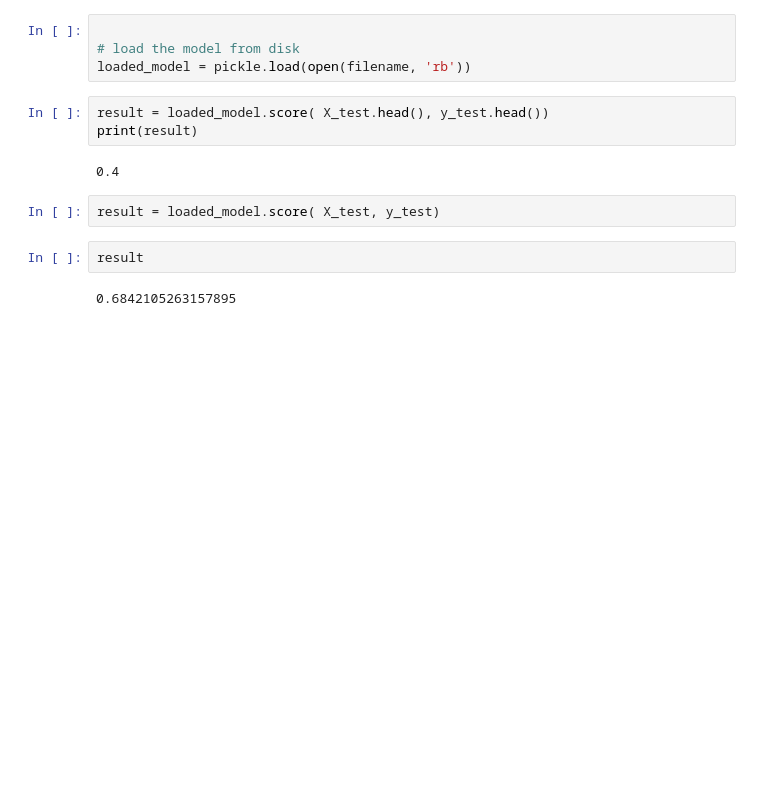
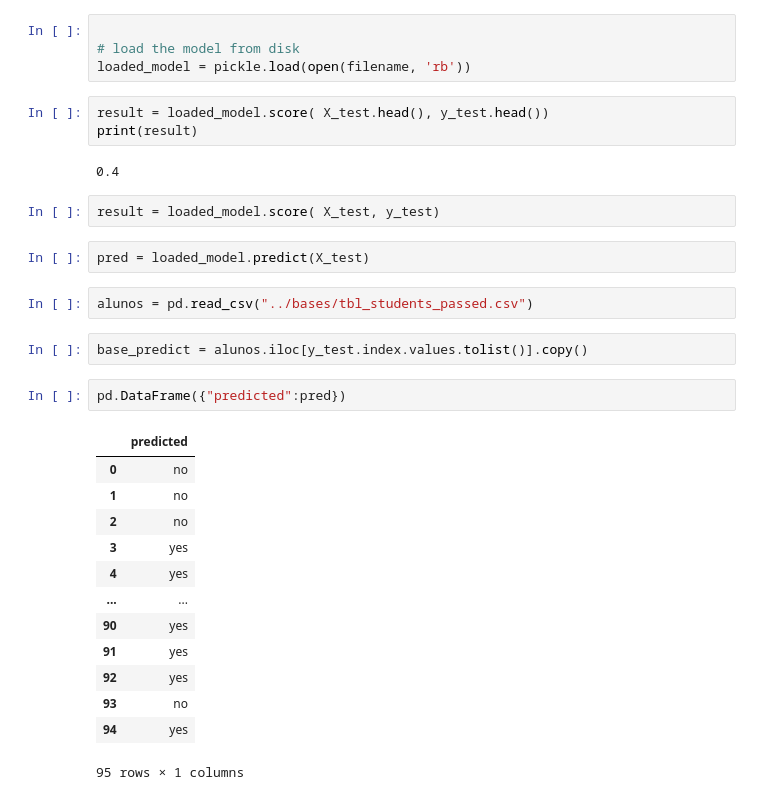
Before and after one commit to juanengml/intervencao_estudantes, a Jupyter notebook: notebooks/student_intervention_PT.ipynb, the cells around one changed output. Saved outputs shown, nothing was run; the diff lists cells and outputs as text; blank space fills up the shorter version.

```diff
--- a/notebooks/student_intervention_PT.ipynb
+++ b/notebooks/student_intervention_PT.ipynb
@@ -677,7 +705,25 @@ print(result)
 0.4
 # %%
 result = loaded_model.score( X_test, y_test)
-# %%
-result
-# %% [output]
-0.6842105263157895
+# %%
+pred = loaded_model.predict(X_test)
+# %%
+alunos = pd.read_csv("../bases/tbl_students_passed.csv")
+# %%
+base_predict = alunos.iloc[y_test.index.values.tolist()].copy()
+# %%
+pd.DataFrame({"predicted":pred})
+# %% [output]
+|  | predicted |
+| 0 | no |
+| 1 | no |
+| 2 | no |
+| 3 | yes |
+| 4 | yes |
+| ... | ... |
+| 90 | yes |
+| 91 | yes |
+| 92 | yes |
+| 93 | no |
+| 94 | yes |
+95 rows × 1 columns
```
Also changed, not shown: parts of 14 cells of this notebook, 4 other files.
